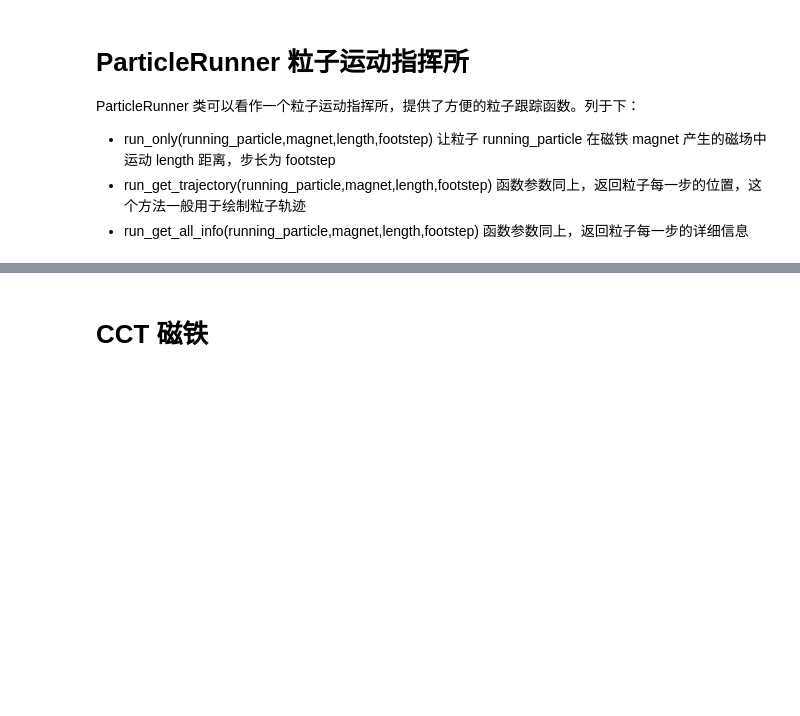
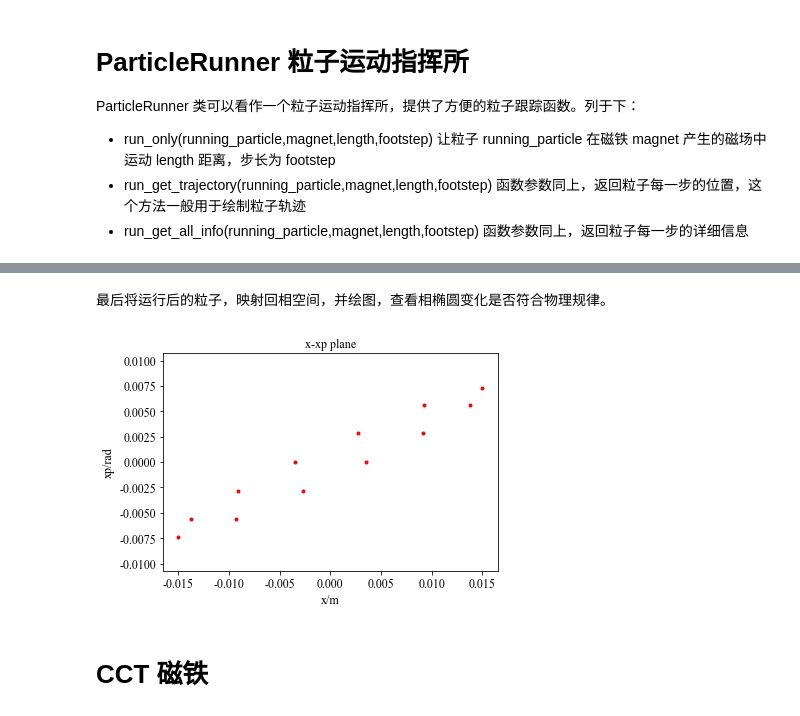
Before and after one commit to madokast/madokast.github.io.old, a Jupyter notebook: books/cct/cctpy/introduction2cctpy.ipynb, the cells around one changed output, grey strips where cells are left out. Drawn from its saved outputs; the diff is of its cells as text; code cells hidden in the pictures; blank space fills up the shorter version.

```diff
--- a/books/cct/cctpy/introduction2cctpy.ipynb
+++ b/books/cct/cctpy/introduction2cctpy.ipynb
@@ -681,3 +735,31 @@ ParticleRunner 类可以看作一个粒子运动指挥所，提供了方便的
+# %% [markdown]
+最后将运行后的粒子，映射回相空间，并绘图，查看相椭圆变化是否符合物理规律。
+# %%
+# 将运行后的粒子，映射回相空间，需要一个参考粒子
+# 直接拿到设计轨道末端的粒子，就是运行后的束流中的参考粒子
+refer_particle = ParticleFactory.create_proton_along(
+    trajectory=drift,
+    s=drift.get_length(),
+    kinetic_MeV=250
+)
+
+# 映射回相空间
+phase_space_particles = PhaseSpaceParticle.create_from_running_particles(
+    ideal_particle=refer_particle,
+    coordinate_system=refer_particle.get_natural_coordinate_system(),
+    running_particles=running_particles
+)
+
+# 取 x-xp 平面
+x_xp_particles = PhaseSpaceParticle.phase_space_particles_project_to_xxp_plane(phase_space_particles)
+
+# 绘制
+Plot2.plot_p2s(x_xp_particles,'r.')
+Plot2.info(x_label='x/m',y_label='xp/rad',title='x-xp plane',font_size=12)
+Plot2.equal()
+# Plot2.show()
+# %% [output]
+[figure, added]
 # %% [markdown]
 # CCT 磁铁
 # %% [markdown]
```
Also changed, not shown: parts of 24 cells of this notebook.
